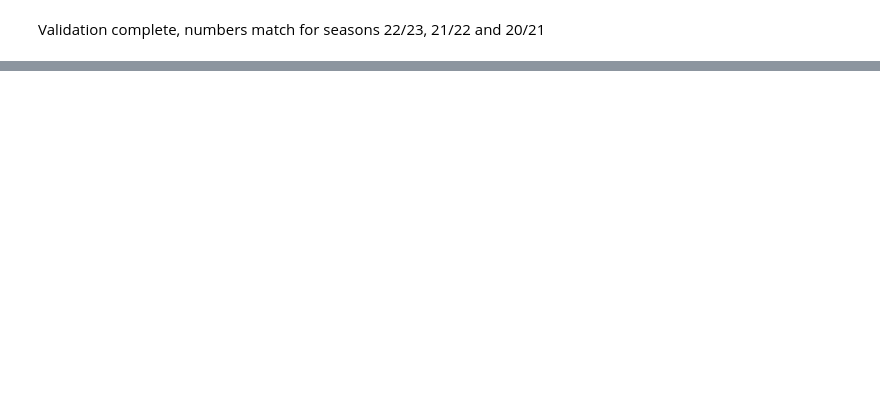
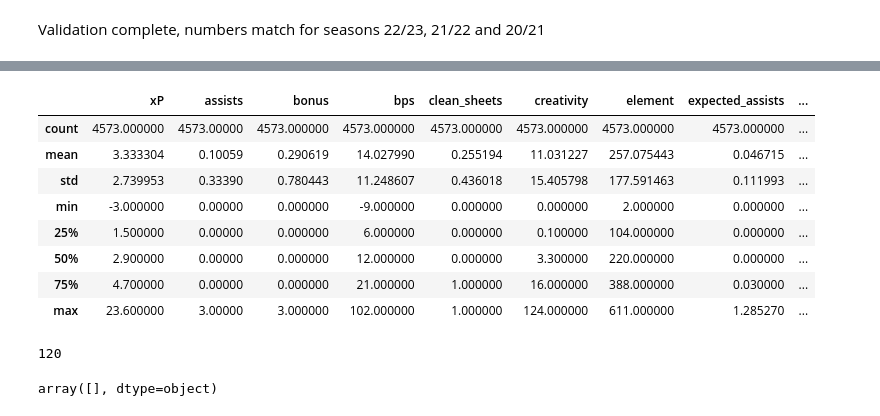
Before and after one commit to Willyiam723/fpl, a Jupyter notebook: main.ipynb, the cells around one changed output, grey strips where cells are left out. Cells and saved outputs as stored; diff of their text form; code cells hidden in the pictures; blank space fills up the shorter version.

```diff
--- a/main.ipynb
+++ b/main.ipynb
@@ -242,0 +269,40 @@ Feature engineer player attribute predictors from FIFA and Football Manager
+# %%
+# find player name in FM mannually before join FM data
+name_match_list_fm = [['Miguel Almirón Rejala', 'Miguel Almirón'],
+                        ['David Raya Martin', 'David Raya'],
+                        ['Diogo Dalot Teixeira', 'Diogo Dalot'],
+                        ['Eberechi Eze', 'Ebere Eze'],
+                        ['José Malheiro de Sá', 'José Sá'],
+                        ['Lukasz Fabianski', 'Łukasz Fabiański'],
+                        ['Gabriel Martinelli Silva', 'Gabriel Martinelli'],
+                        ['Alisson Ramses Becker', 'Alisson'],
+                        ['Douglas Luiz Soares de Paulo', 'Douglas Luiz'],
+                        ['Norberto Murara Neto', 'Pedro Neto'],
+                        ['Emiliano Martínez Romero', 'Emiliano Martínez'],
+                        ['Gabriel dos Santos Magalhães', 'Gabriel'],
+                        ['Andreas Hoelgebaum Pereira', 'Andreas Pereira'],
+                        ['Emiliano Buendía Stati', 'Emiliano Buendía'],
+                        ['Lucas Tolentino Coelho de Lima', 'Lucas Paquetá'],
+                        ['Bernardo Veiga de Carvalho e Silva', 'Bernardo Silva'],
+                        ['Ezri Konsa Ngoyo', 'Ezri Konsa'],
+                        ['Joelinton Cássio Apolinário de Lira', 'Joelinton'],
+                        ['Ederson Santana de Moraes', 'Ederson'],
+                        ['Thiago Emiliano da Silva', 'Thiago Silva'],
+                        ['Rodrigo Hernandez', 'Rodri'],
+                        ['Bobby De Cordova-Reid', 'Bobby Decordova-Reid'],
+                        ['Bruno Guimarães Rodriguez Moura', 'Bruno Guimarães'],
+                        ['Matheus Luiz Nunes', 'Matheus Nunes'],
+                        ['Nélson Cabral Semedo', 'Nélson Semedo'],
+                        ['Vitalii Mykolenko', 'Vitaliy Mykolenko'],
+                        ['Bruno Borges Fernandes', 'Bruno Fernandes'],
+                        ['Jefferson Lerma Solís', 'Jefferson Lerma'],
+                        ['Son Heung-min', 'Heung-Min Son'],
+                        ['João Palhinha Gonçalves', 'João Palhinha'],
+                        ['Fabio Henrique Tavares', 'Fabinho2'],
+                        ['Moisés Caicedo Corozo', 'Moisés Caicedo']]
+df_name_match_fm = pd.DataFrame(name_match_list_fm, columns=['fpl_name', 'fm_name'])
+
+df_fm = df_fm.merge(df_name_match_fm, left_on=['Name'], right_on=['fm_name'], how='left')
+# %%
+df_fm['Merged_Name'] = np.where(df_fm['fpl_name'].notna(), df_fm['fpl_name'], df_fm['Name'])
+df_fm.head()
@@ -242,0 +316,23 @@ Feature engineer player attribute predictors from FIFA and Football Manager
+# %%
+df_insights = df_master.merge(df_fm, left_on=['name'], right_on=['Merged_Name'], how='left')
+df_insights.describe()
+# %% [output]
+|  | xP | assists | bonus | bps | clean_sheets | creativity | element | expected_assists | ... |
+| count | 4573.000000 | 4573.00000 | 4573.000000 | 4573.000000 | 4573.000000 | 4573.000000 | 4573.000000 | 4573.000000 | ... |
+| mean | 3.333304 | 0.10059 | 0.290619 | 14.027990 | 0.255194 | 11.031227 | 257.075443 | 0.046715 | ... |
+| std | 2.739953 | 0.33390 | 0.780443 | 11.248607 | 0.436018 | 15.405798 | 177.591463 | 0.111993 | ... |
+| min | -3.000000 | 0.00000 | 0.000000 | -9.000000 | 0.000000 | 0.000000 | 2.000000 | 0.000000 | ... |
+| 25% | 1.500000 | 0.00000 | 0.000000 | 6.000000 | 0.000000 | 0.100000 | 104.000000 | 0.000000 | ... |
+| 50% | 2.900000 | 0.00000 | 0.000000 | 12.000000 | 0.000000 | 3.300000 | 220.000000 | 0.000000 | ... |
+| 75% | 4.700000 | 0.00000 | 0.000000 | 21.000000 | 1.000000 | 16.000000 | 388.000000 | 0.030000 | ... |
+| max | 23.600000 | 3.00000 | 3.000000 | 102.000000 | 1.000000 | 124.000000 | 611.000000 | 1.285270 | ... |
+# %%
+df_insights['name'].nunique()
+# %% [output]
+120
+# %%
+# ensure this returns an empty array to ensure player mapping complete
+# otherwise more manual mapping on player name required
+df_insights[df_insights['Age'].isna()]['name'].unique()
+# %% [output]
+array([], dtype=object)
```
Also changed, not shown: parts of 12 cells of this notebook.
